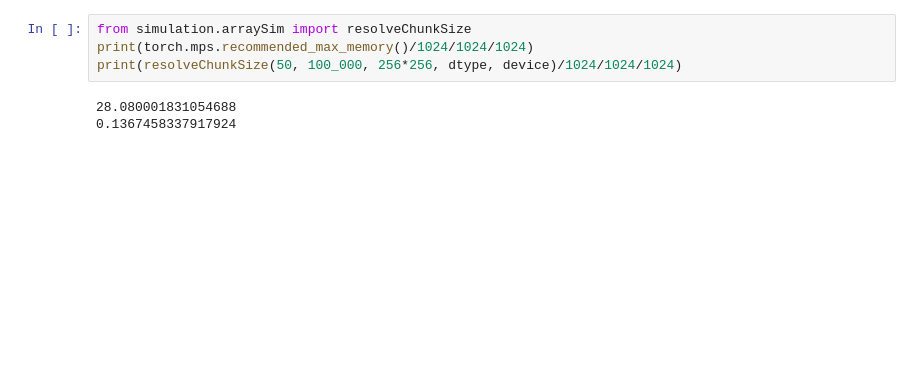
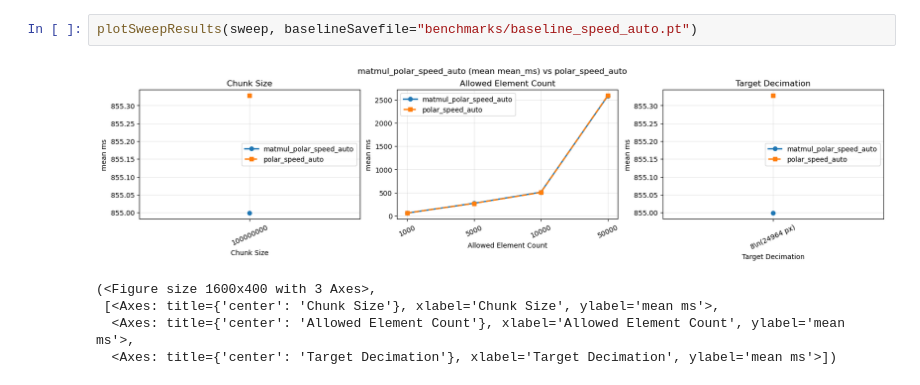
Before and after one commit to rtlaryan/Helios, a Jupyter notebook: notebooks/simulationExperiments.ipynb, the cells around one changed output. Drawn from its saved outputs; the diff is of its cells as text; blank space fills up the shorter version.

```diff
--- a/notebooks/simulationExperiments.ipynb
+++ b/notebooks/simulationExperiments.ipynb
@@ -405,7 +441,8 @@ torch.Size([316, 316])
 # %%
-from simulation.arraySim import resolveChunkSize
-print(torch.mps.recommended_max_memory()/1024/1024/1024)
-print(resolveChunkSize(50, 100_000, 256*256, dtype, device)/1024/1024/1024)
+plotSweepResults(sweep, baselineSavefile="benchmarks/baseline_speed_auto.pt")
 # %% [output]
+[figure, added]
-28.080001831054688
-0.1367458337917924
+(<Figure size 1600x400 with 3 Axes>,
+ [<Axes: title={'center': 'Chunk Size'}, xlabel='Chunk Size', ylabel='mean ms'>,
+  <Axes: title={'center': 'Allowed Element Count'}, xlabel='Allowed Element Count', ylabel='mean ms'>,
+  <Axes: title={'center': 'Target Decimation'}, xlabel='Target Decimation', ylabel='mean ms'>])
```
Also changed, not shown: parts of 2 cells of this notebook.
